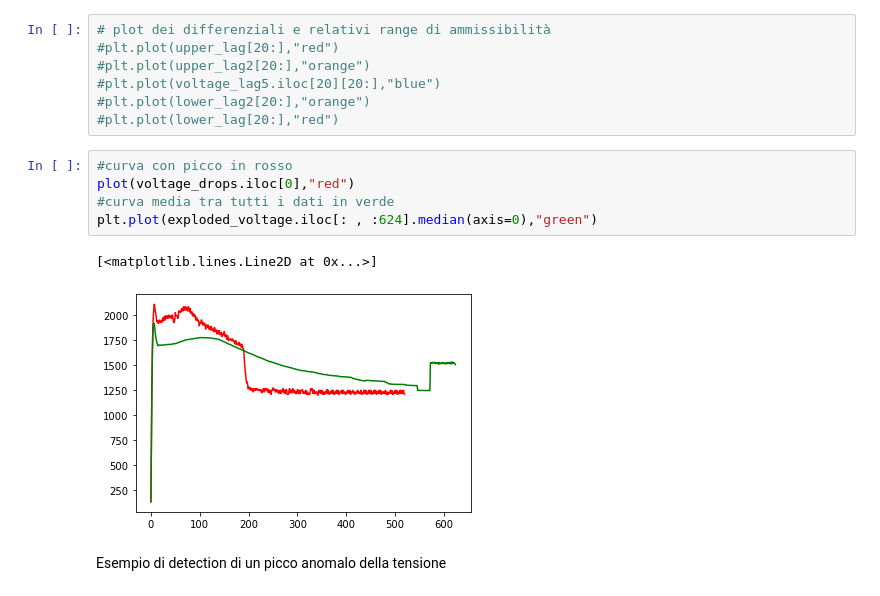
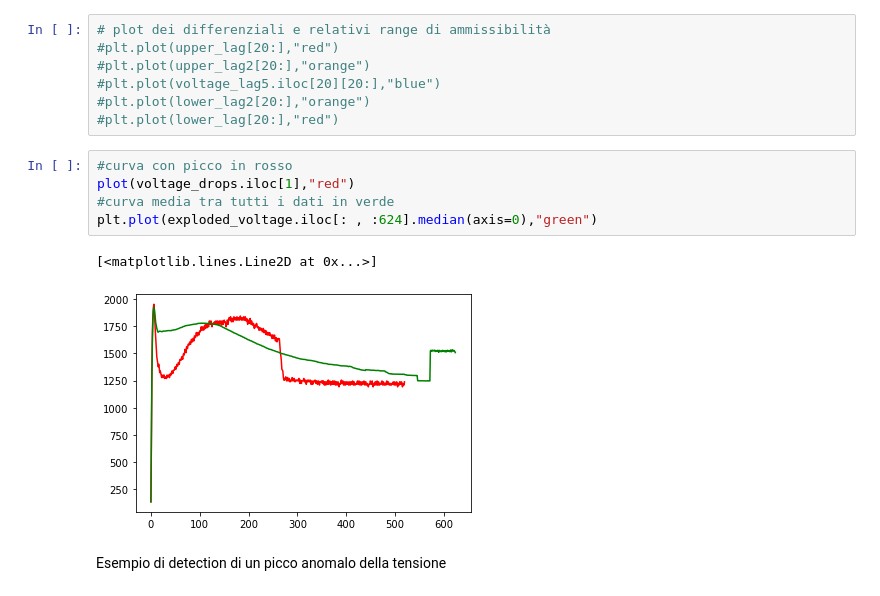
Before and after one commit to DavideMobilia/Anomaly-Detection, a Jupyter notebook: Scripts/Part2- Statistical Anomaly Detection.ipynb, the cells around one changed output. Cells and saved outputs as stored; diff of their text form.

```diff
--- a/Scripts/Part2- Statistical Anomaly Detection.ipynb
+++ b/Scripts/Part2- Statistical Anomaly Detection.ipynb
@@ -116,12 +116,12 @@ plt.plot(lower_lag[20:],"red")
 #plt.plot(lower_lag[20:],"red")
 # %%
 #curva con picco in rosso
-plot(voltage_drops.iloc[0],"red")
+plot(voltage_drops.iloc[1],"red")
 #curva media tra tutti i dati in verde
 plt.plot(exploded_voltage.iloc[: , :624].median(axis=0),"green")
 # %% [output]
 [<matplotlib.lines.Line2D at 0x...>]
-[figure, old version]
+[figure, new version]
 # %% [markdown]
 Esempio di detection di un picco anomalo della tensione
 # %%
```
Also changed, not shown: parts of 17 cells of this notebook, 1 other file.
